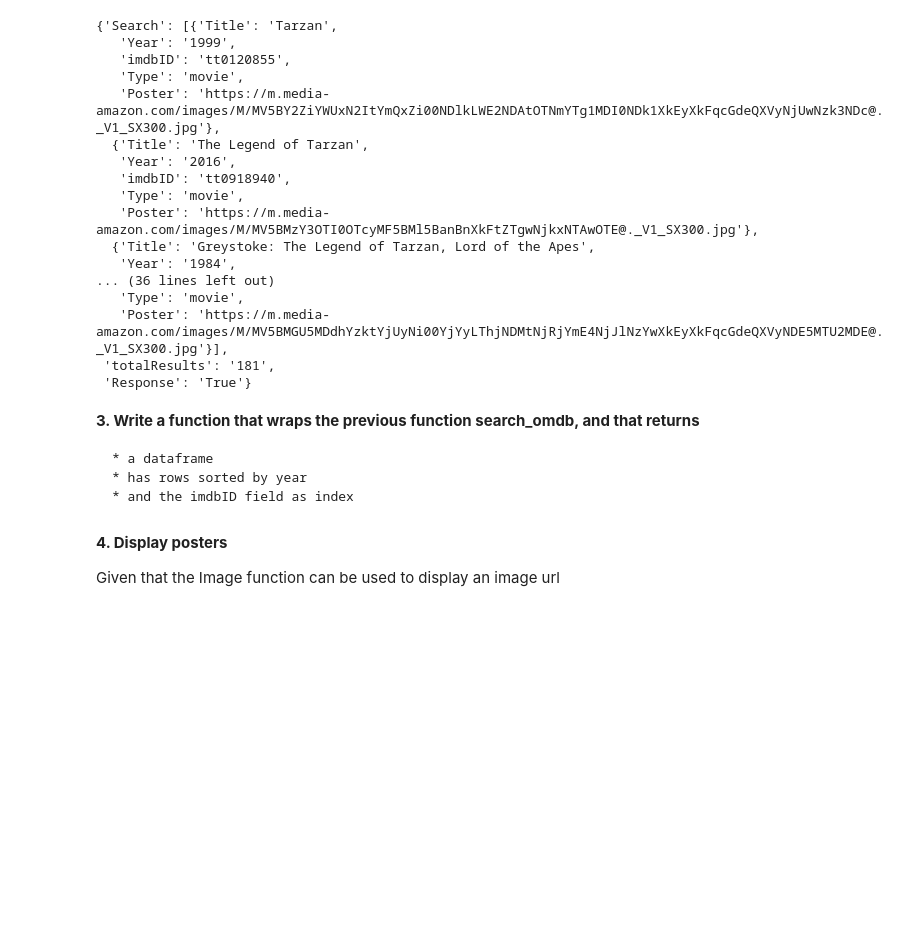
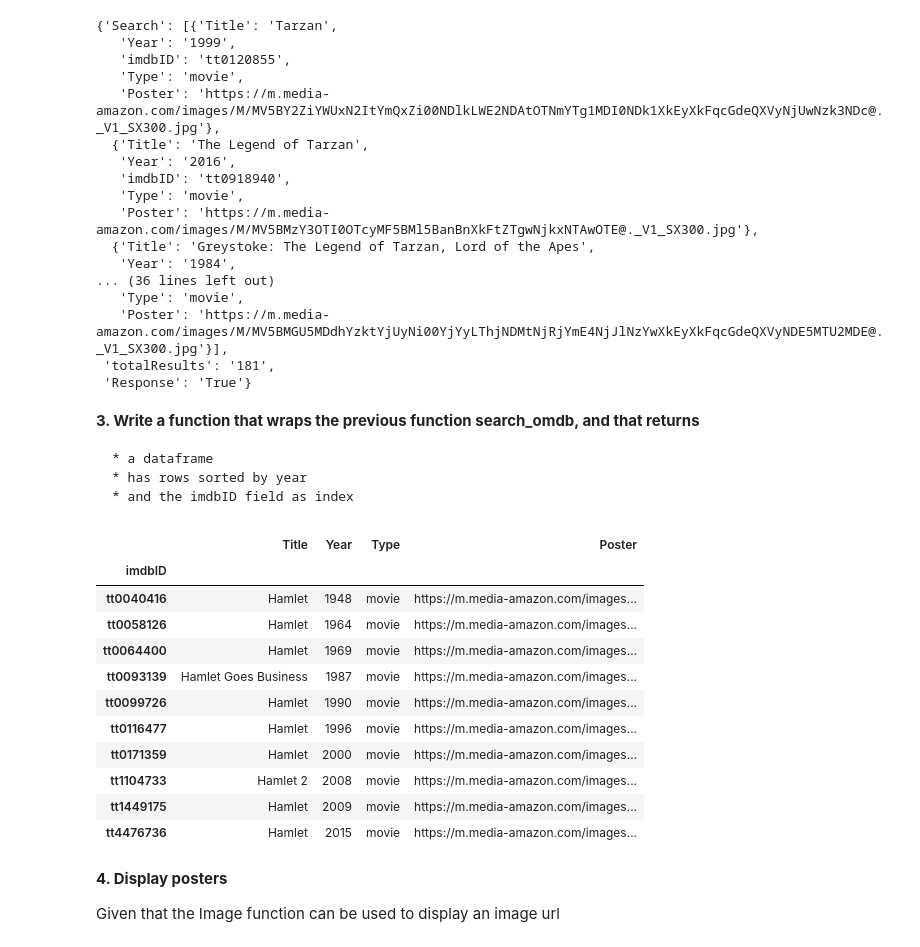
Before and after one commit to bb1000/20060, a Jupyter notebook: _sources/20060/pandas-2024-05-03.ipynb, the cells around one changed output. Drawn from its saved outputs; the diff is of its cells as text; code cells hidden in the pictures; blank space fills up the shorter version.

```diff
--- a/_sources/20060/pandas-2024-05-03.ipynb
+++ b/_sources/20060/pandas-2024-05-03.ipynb
@@ -105,11 +105,31 @@ search_omdb('tarzan')
 # %%
 def get_movies(title):
     result = search_omdb(title)
     if 'Search' in result:
         # YOUR CODE HERE
         ################
+        #print(result, len(result), result.keys())
+        #print(result['Search'])
+        df = pd.DataFrame(result['Search'])
+        #print(df)
+        return df.set_index('imdbID').sort_values('Year')
+        #
+
 
 get_movies('hamlet')
+# %% [output]
+|  | Title | Year | Type | Poster |
+| imdbID |  |  |  |  |
+| tt0040416 | Hamlet | 1948 | movie | https://m.media-amazon.com/images... |
+| tt0058126 | Hamlet | 1964 | movie | https://m.media-amazon.com/images... |
+| tt0064400 | Hamlet | 1969 | movie | https://m.media-amazon.com/images... |
+| tt0093139 | Hamlet Goes Business | 1987 | movie | https://m.media-amazon.com/images... |
+| tt0099726 | Hamlet | 1990 | movie | https://m.media-amazon.com/images... |
+| tt0116477 | Hamlet | 1996 | movie | https://m.media-amazon.com/images... |
+| tt0171359 | Hamlet | 2000 | movie | https://m.media-amazon.com/images... |
+| tt1104733 | Hamlet 2 | 2008 | movie | https://m.media-amazon.com/images... |
+| tt1449175 | Hamlet | 2009 | movie | https://m.media-amazon.com/images... |
+| tt4476736 | Hamlet | 2015 | movie | https://m.media-amazon.com/images... |
 # %%
 movies = get_movies('hamlet')
 assert set(movies.columns) == {'Poster', 'Title', 'Type', 'Year'}
```
Also changed, not shown: parts of 3 cells of this notebook, 6 other files.
